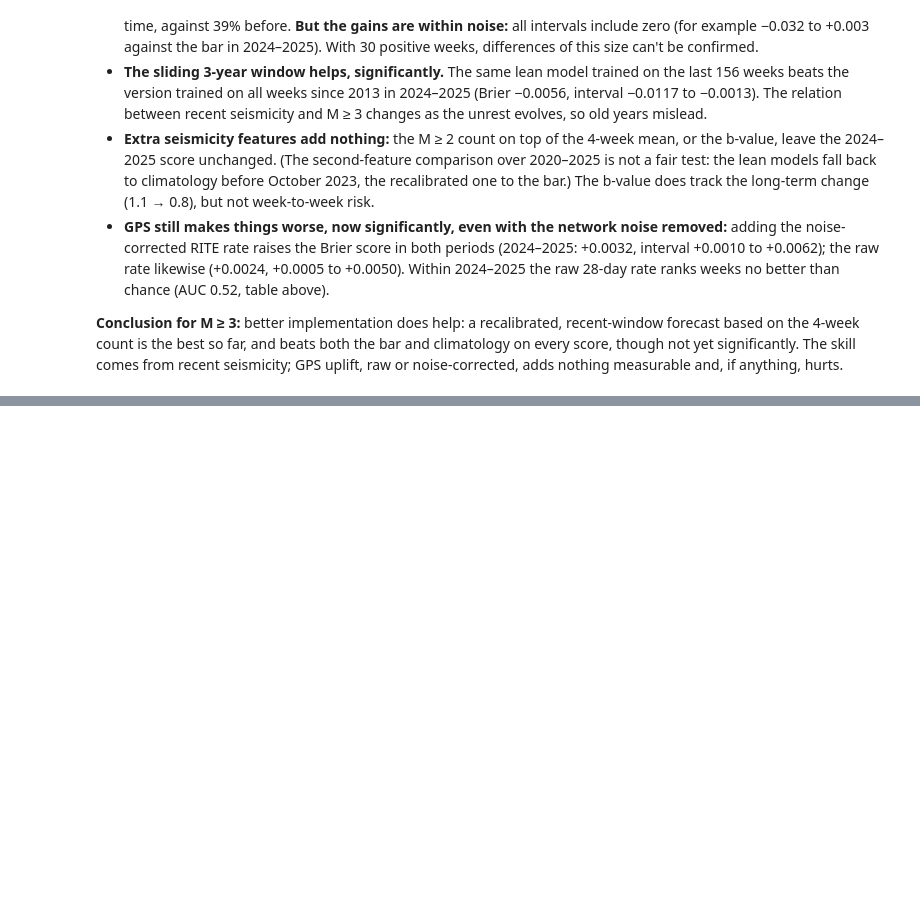
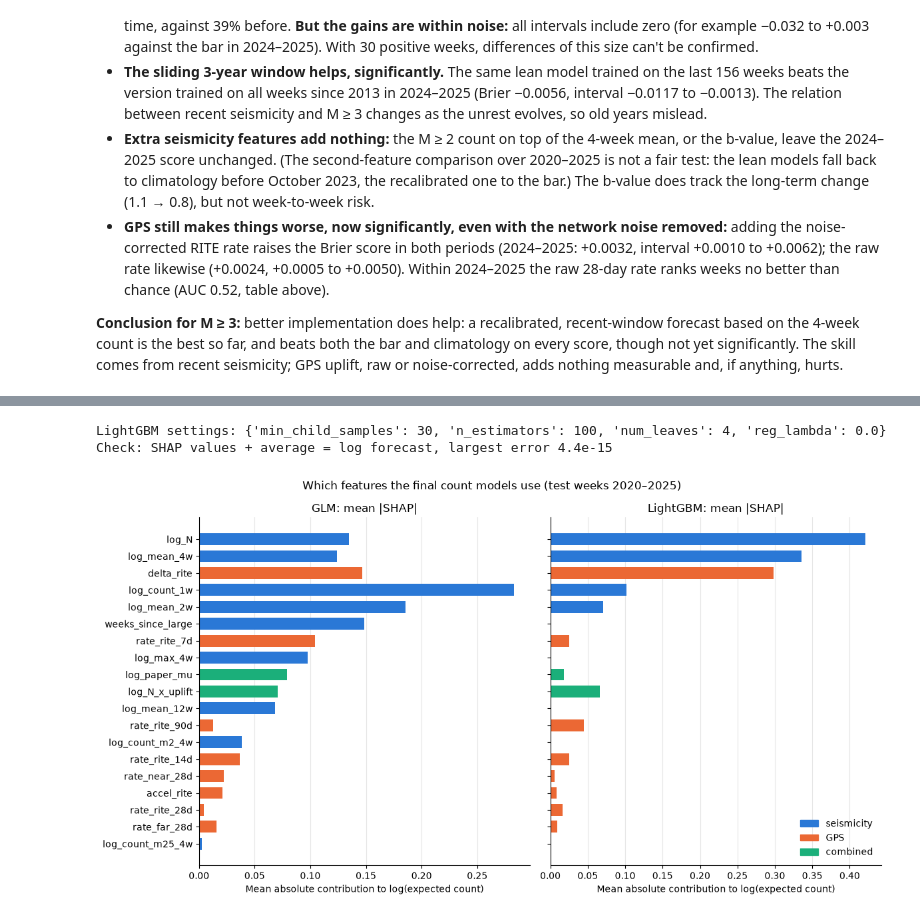
Before and after one commit to PatrickBolton/flegrei-seismicity, a Jupyter notebook: notebooks/04_models.ipynb, the cells around one changed output, grey strips where cells are left out. Saved outputs shown, nothing was run; the diff lists cells and outputs as text; code cells hidden in the pictures; blank space fills up the shorter version.

```diff
--- a/notebooks/04_models.ipynb
+++ b/notebooks/04_models.ipynb
@@ -631,0 +646,48 @@ pd.concat({name: calibration_table(test["has_large"][late], compare[name][late],
+# %%
+warnings.filterwarnings("ignore", message="IProgress not found")  # harmless tqdm notice
+import shap
+
+from src.models import fit_glm, fit_lgbm
+
+final_train = table.loc[TRAIN_START:TEST_END]
+X_test = test[ALL_FEATURES]
+
+lgbm_params = lgbm_forecasters["lgbm_all"].chosen[2025]
+lgbm_final = fit_lgbm(final_train, ALL_FEATURES, lgbm_params)
+explainer = shap.TreeExplainer(lgbm_final)
+lgbm_shap = pd.DataFrame(explainer.shap_values(X_test), index=test.index, columns=ALL_FEATURES)
+raw = lgbm_final.predict(X_test, raw_score=True)
+print(f"LightGBM settings: {lgbm_params}")
+print(f"Check: SHAP values + average = log forecast, largest error {np.abs(lgbm_shap.sum(axis=1) + explainer.expected_value - raw).max():.1e}")
+
+glm_train = final_train.dropna(subset=ALL_FEATURES)
+glm_final = fit_glm(glm_train, ALL_FEATURES, glm_forecasters["glm_all"].chosen[2025])
+standardised = glm_final[0].transform(X_test.fillna(glm_train[ALL_FEATURES].median()))
+glm_shap = pd.DataFrame(standardised * glm_final[-1].coef_, index=test.index, columns=ALL_FEATURES)
+
+feature_group = pd.Series({f: g for g, fs in [("seismicity", SEISMIC_FEATURES), ("GPS", GPS_FEATURES),
+                                              ("combined", COMBINED_FEATURES)] for f in fs})
+group_colours = {"seismicity": "#2a78d6", "GPS": "#eb6834", "combined": "#1baf7a"}
+# %% [output]
+LightGBM settings: {'min_child_samples': 30, 'n_estimators': 100, 'num_leaves': 4, 'reg_lambda': 0.0}
+Check: SHAP values + average = log forecast, largest error 4.4e-15
+# %%
+importance = pd.DataFrame({"GLM": glm_shap.abs().mean(), "LightGBM": lgbm_shap.abs().mean()})
+order = importance.max(axis=1).sort_values().index
+
+fig, axes = plt.subplots(1, 2, figsize=(12, 6.5), sharey=True)
+for ax, model in zip(axes, ["GLM", "LightGBM"]):
+    values = importance.loc[order, model]
+    ax.barh(order, values, color=[group_colours[feature_group[f]] for f in order], height=0.7)
+    ax.set_title(f"{model}: mean |SHAP|")
+    ax.set_xlabel("Mean absolute contribution to log(expected count)")
+    ax.grid(True, axis="x", color="0.9", linewidth=0.8)
+    ax.set_axisbelow(True)
+    ax.spines[["top", "right"]].set_visible(False)
+handles = [plt.Rectangle((0, 0), 1, 1, color=c) for c in group_colours.values()]
+axes[1].legend(handles, group_colours.keys(), frameon=False, loc="lower right")
+fig.suptitle("Which features the final count models use (test weeks 2020–2025)")
+plt.tight_layout()
+plt.show()
+# %% [output]
+[figure, added]
```
Also changed, not shown: parts of 8 cells of this notebook.
